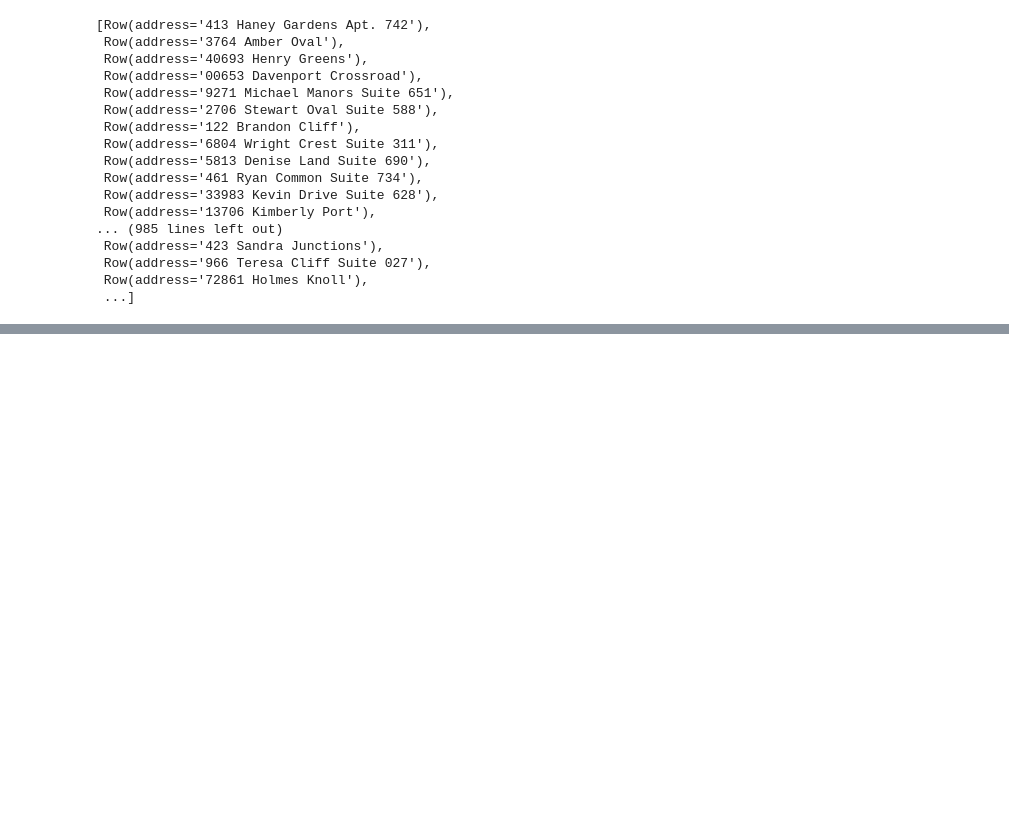
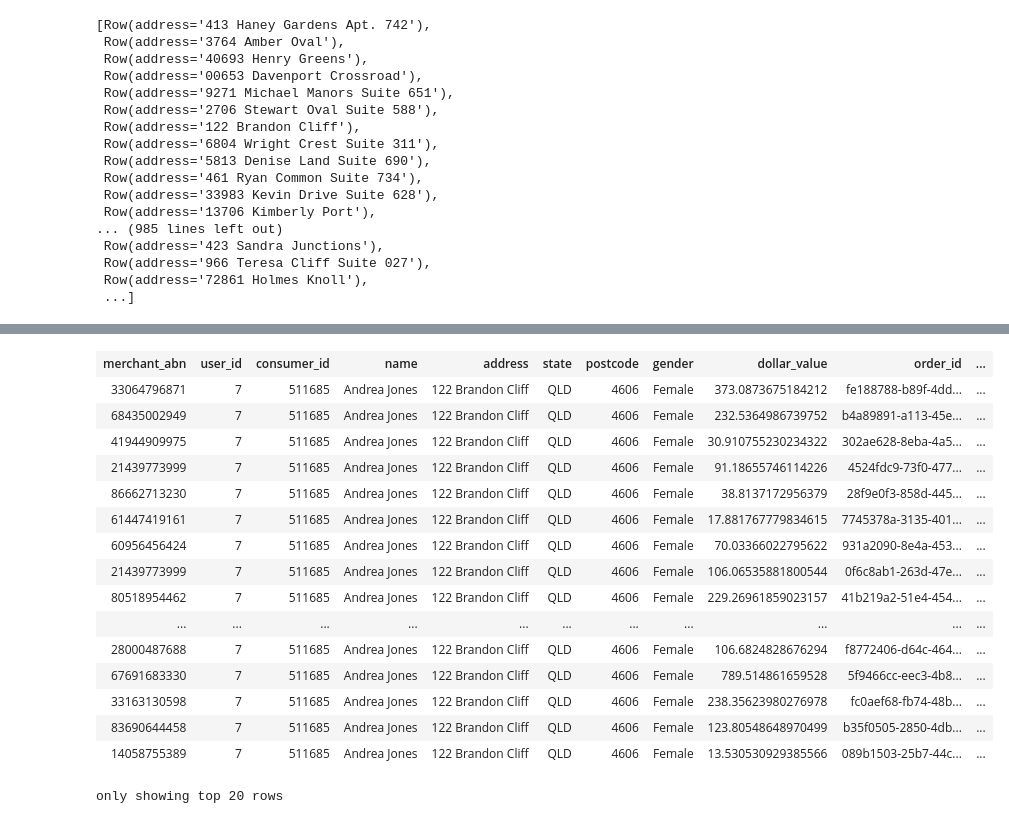
Before and after one commit to MAST30034-Applied-Data-Science/generic-buy-now-pay-later-project-group-45, a Jupyter notebook: notebooks/preprocess_data_p2.ipynb, the cells around one changed output, grey strips where cells are left out. Cells and saved outputs as stored; diff of their text form; code cells hidden in the pictures; blank space fills up the shorter version.

```diff
--- a/notebooks/preprocess_data_p2.ipynb
+++ b/notebooks/preprocess_data_p2.ipynb
@@ -331,0 +350,25 @@ transaction.limit(5)
+# %%
+# merge all three dataset
+
+consumer_transaction = consumer.join(transaction,['user_id'],how='inner')
+full_dataset = consumer_transaction.join(final_merchant,['merchant_abn'],how='inner')
+# %%
+full_dataset
+# %% [output]
+| merchant_abn | user_id | consumer_id | name | address | state | postcode | gender | dollar_value | order_id | ... |
+| 33064796871 | 7 | 511685 | Andrea Jones | 122 Brandon Cliff | QLD | 4606 | Female | 373.0873675184212 | fe188788-b89f-4dd... | ... |
+| 68435002949 | 7 | 511685 | Andrea Jones | 122 Brandon Cliff | QLD | 4606 | Female | 232.5364986739752 | b4a89891-a113-45e... | ... |
+| 41944909975 | 7 | 511685 | Andrea Jones | 122 Brandon Cliff | QLD | 4606 | Female | 30.910755230234322 | 302ae628-8eba-4a5... | ... |
+| 21439773999 | 7 | 511685 | Andrea Jones | 122 Brandon Cliff | QLD | 4606 | Female | 91.18655746114226 | 4524fdc9-73f0-477... | ... |
+| 86662713230 | 7 | 511685 | Andrea Jones | 122 Brandon Cliff | QLD | 4606 | Female | 38.8137172956379 | 28f9e0f3-858d-445... | ... |
+| 61447419161 | 7 | 511685 | Andrea Jones | 122 Brandon Cliff | QLD | 4606 | Female | 17.881767779834615 | 7745378a-3135-401... | ... |
+| 60956456424 | 7 | 511685 | Andrea Jones | 122 Brandon Cliff | QLD | 4606 | Female | 70.03366022795622 | 931a2090-8e4a-453... | ... |
+| 21439773999 | 7 | 511685 | Andrea Jones | 122 Brandon Cliff | QLD | 4606 | Female | 106.06535881800544 | 0f6c8ab1-263d-47e... | ... |
+| 80518954462 | 7 | 511685 | Andrea Jones | 122 Brandon Cliff | QLD | 4606 | Female | 229.26961859023157 | 41b219a2-51e4-454... | ... |
+| ... | ... | ... | ... | ... | ... | ... | ... | ... | ... | ... |
+| 28000487688 | 7 | 511685 | Andrea Jones | 122 Brandon Cliff | QLD | 4606 | Female | 106.6824828676294 | f8772406-d64c-464... | ... |
+| 67691683330 | 7 | 511685 | Andrea Jones | 122 Brandon Cliff | QLD | 4606 | Female | 789.514861659528 | 5f9466cc-eec3-4b8... | ... |
+| 33163130598 | 7 | 511685 | Andrea Jones | 122 Brandon Cliff | QLD | 4606 | Female | 238.35623980276978 | fc0aef68-fb74-48b... | ... |
+| 83690644458 | 7 | 511685 | Andrea Jones | 122 Brandon Cliff | QLD | 4606 | Female | 123.80548648970499 | b35f0505-2850-4db... | ... |
+| 14058755389 | 7 | 511685 | Andrea Jones | 122 Brandon Cliff | QLD | 4606 | Female | 13.530530929385566 | 089b1503-25b7-44c... | ... |
+only showing top 20 rows
```
Also changed, not shown: parts of 11 cells of this notebook.
